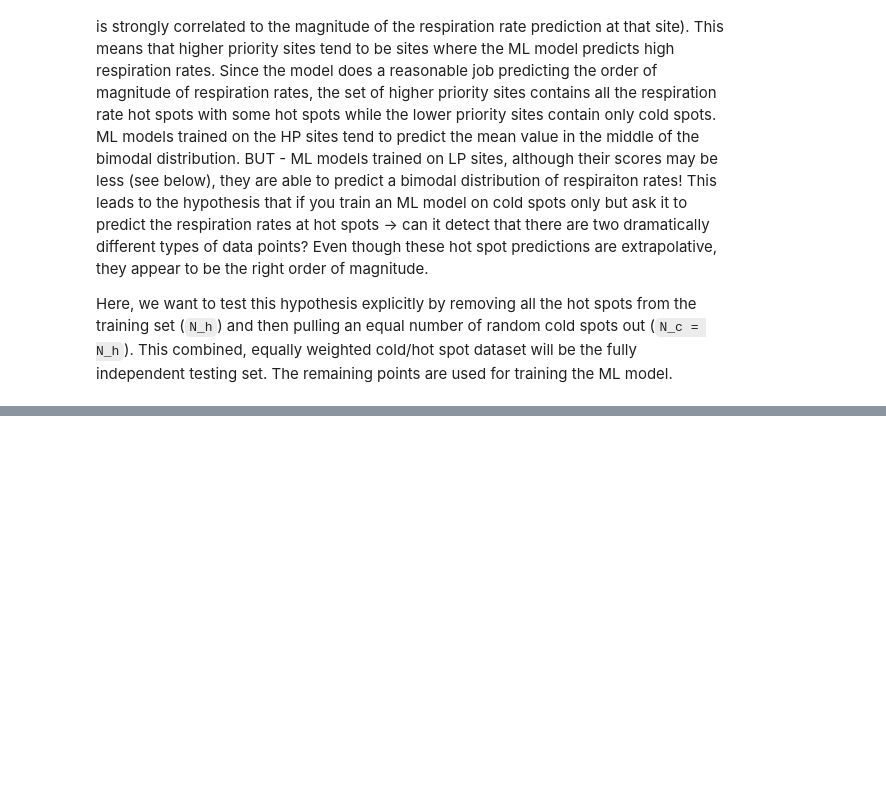
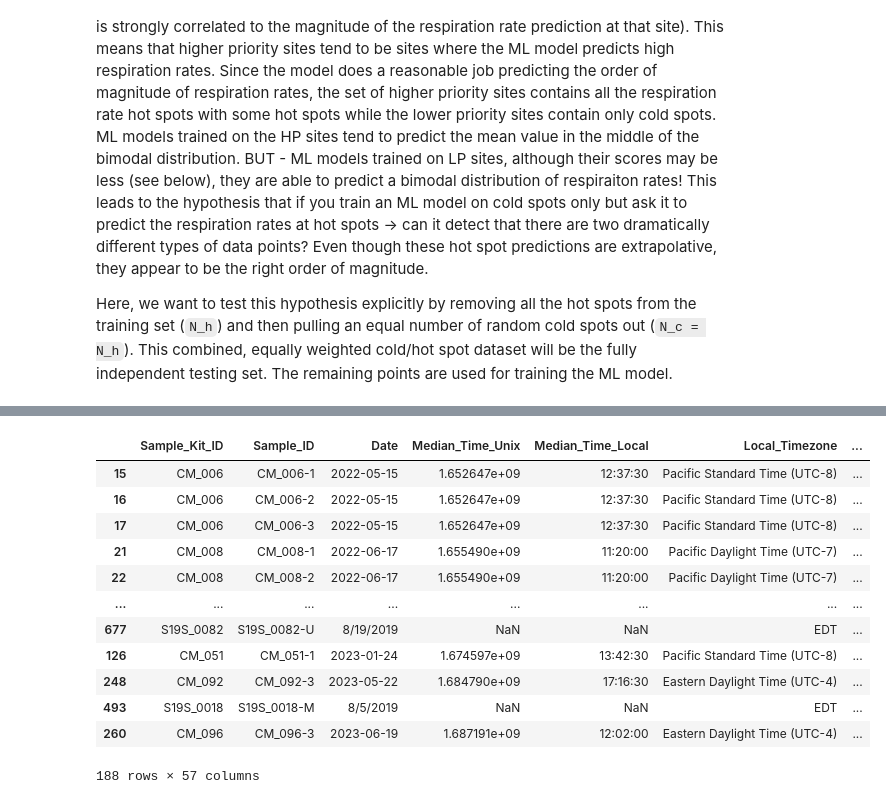
Before and after one commit to parallelworks/dynamic-learning-rivers, a Jupyter notebook: examples/ModEx_reproducibility/get_cold_and_hot_spot_sites.ipynb, the cells around one changed output, grey strips where cells are left out. Cells and saved outputs as stored; diff of their text form; code cells hidden in the pictures; blank space fills up the shorter version.

```diff
--- a/examples/ModEx_reproducibility/get_cold_and_hot_spot_sites.ipynb
+++ b/examples/ModEx_reproducibility/get_cold_and_hot_spot_sites.ipynb
@@ -60,0 +122,16 @@ cold_spots
+# %%
+spots
+# %% [output]
+|  | Sample_Kit_ID | Sample_ID | Date | Median_Time_Unix | Median_Time_Local | Local_Timezone | ... |
+| 15 | CM_006 | CM_006-1 | 2022-05-15 | 1.652647e+09 | 12:37:30 | Pacific Standard Time (UTC-8) | ... |
+| 16 | CM_006 | CM_006-2 | 2022-05-15 | 1.652647e+09 | 12:37:30 | Pacific Standard Time (UTC-8) | ... |
+| 17 | CM_006 | CM_006-3 | 2022-05-15 | 1.652647e+09 | 12:37:30 | Pacific Standard Time (UTC-8) | ... |
+| 21 | CM_008 | CM_008-1 | 2022-06-17 | 1.655490e+09 | 11:20:00 | Pacific Daylight Time (UTC-7) | ... |
+| 22 | CM_008 | CM_008-2 | 2022-06-17 | 1.655490e+09 | 11:20:00 | Pacific Daylight Time (UTC-7) | ... |
+| ... | ... | ... | ... | ... | ... | ... | ... |
+| 677 | S19S_0082 | S19S_0082-U | 8/19/2019 | NaN | NaN | EDT | ... |
+| 126 | CM_051 | CM_051-1 | 2023-01-24 | 1.674597e+09 | 13:42:30 | Pacific Standard Time (UTC-8) | ... |
+| 248 | CM_092 | CM_092-3 | 2023-05-22 | 1.684790e+09 | 17:16:30 | Eastern Daylight Time (UTC-4) | ... |
+| 493 | S19S_0018 | S19S_0018-M | 8/5/2019 | NaN | NaN | EDT | ... |
+| 260 | CM_096 | CM_096-3 | 2023-06-19 | 1.687191e+09 | 12:02:00 | Eastern Daylight Time (UTC-4) | ... |
+188 rows × 57 columns
```
Also changed, not shown: parts of 9 cells of this notebook, 3 other files.
